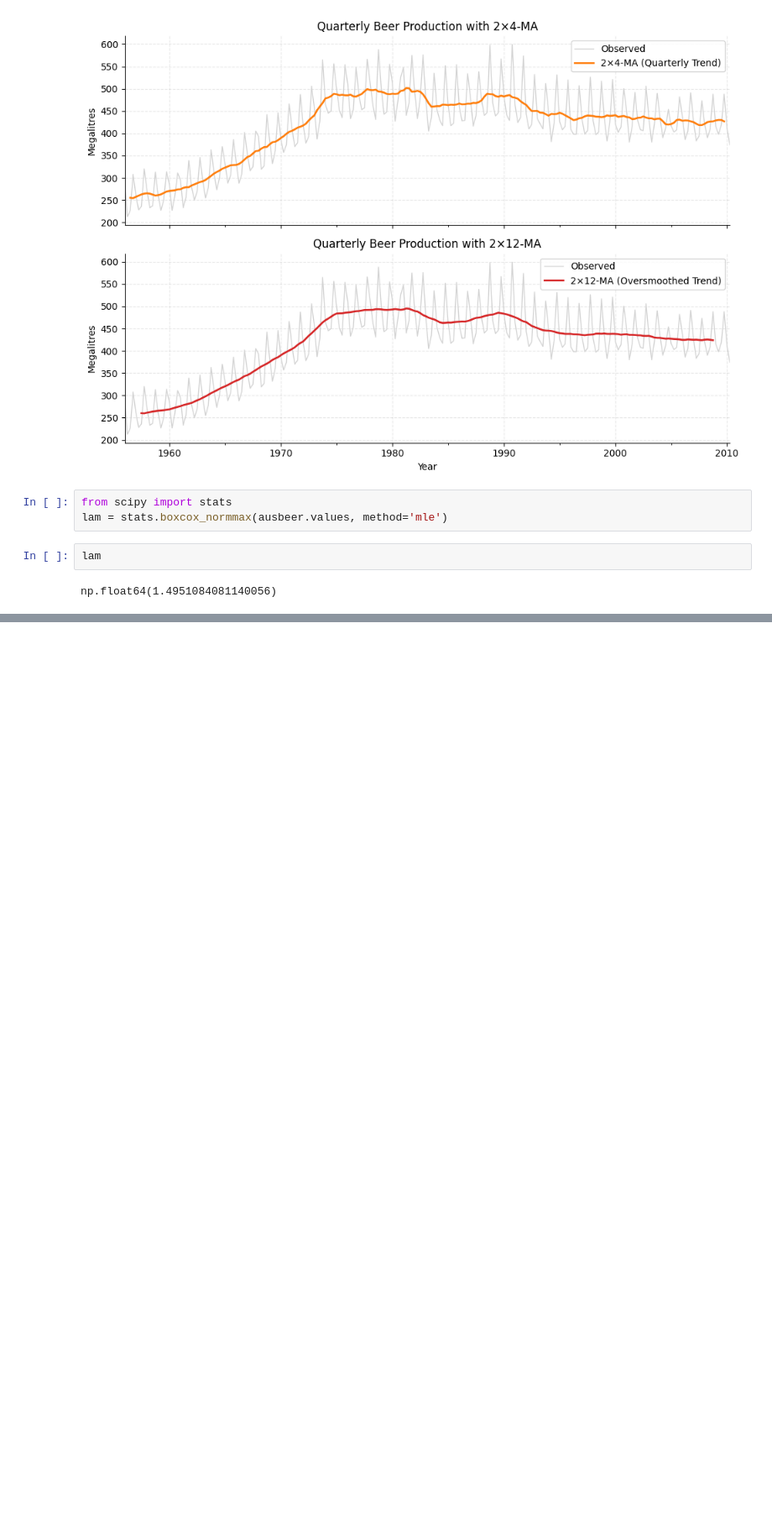
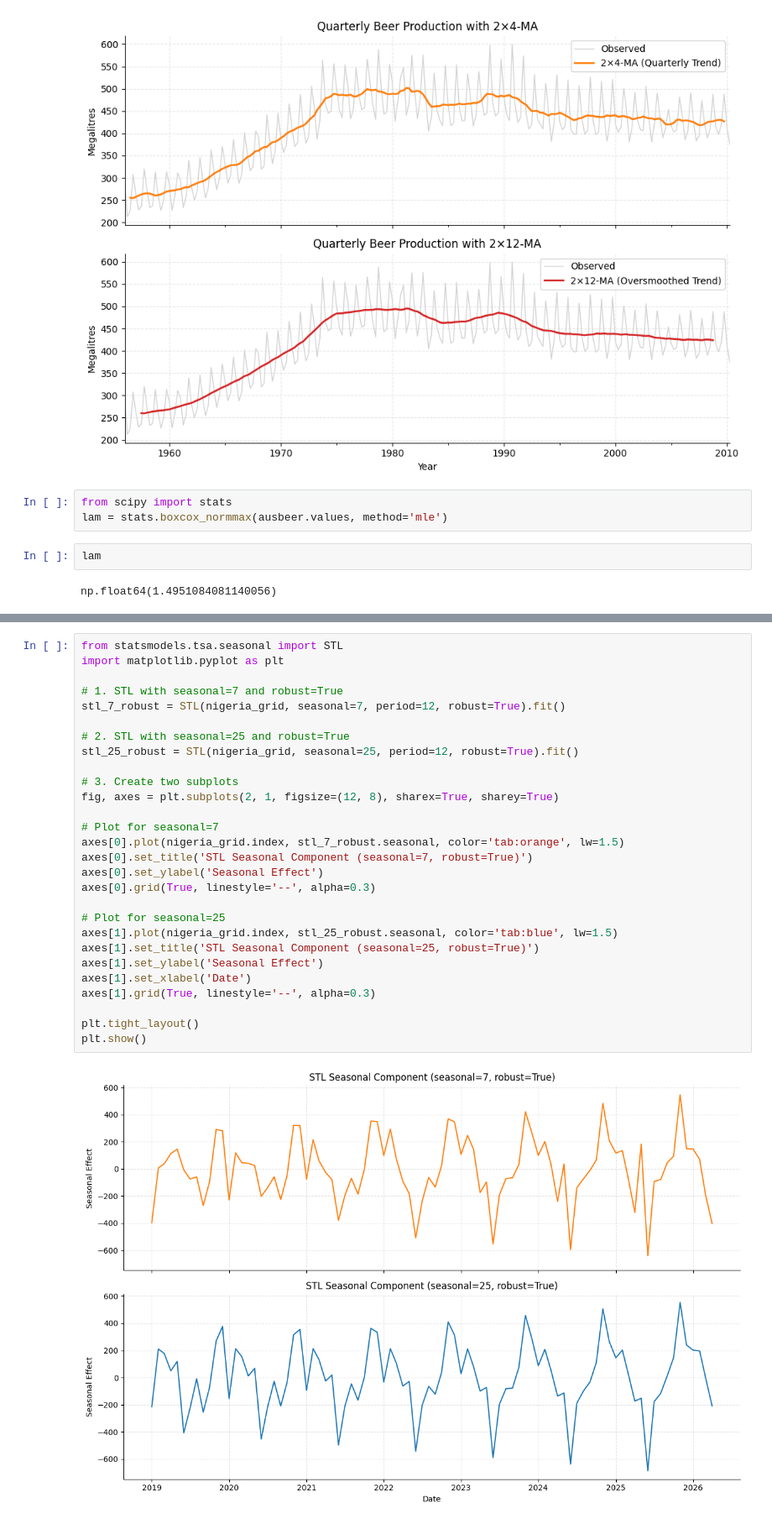
Before and after one commit to Teenold/AgentEmd, a Jupyter notebook: notebooks/lab03_decomposition_i_models_moving_averages_c.ipynb, the cells around one changed output, grey strips where cells are left out. Shown at 84% size. Saved outputs shown, nothing was run; the diff lists cells and outputs as text; blank space fills up the shorter version.

```diff
--- a/notebooks/lab03_decomposition_i_models_moving_averages_c.ipynb
+++ b/notebooks/lab03_decomposition_i_models_moving_averages_c.ipynb
@@ -273,0 +329,30 @@ np.float64(4.838279073226745)
+# %%
+from statsmodels.tsa.seasonal import STL
+import matplotlib.pyplot as plt
+
+# 1. STL with seasonal=7 and robust=True
+stl_7_robust = STL(nigeria_grid, seasonal=7, period=12, robust=True).fit()
+
+# 2. STL with seasonal=25 and robust=True
+stl_25_robust = STL(nigeria_grid, seasonal=25, period=12, robust=True).fit()
+
+# 3. Create two subplots
+fig, axes = plt.subplots(2, 1, figsize=(12, 8), sharex=True, sharey=True)
+
+# Plot for seasonal=7
+axes[0].plot(nigeria_grid.index, stl_7_robust.seasonal, color='tab:orange', lw=1.5)
+axes[0].set_title('STL Seasonal Component (seasonal=7, robust=True)')
+axes[0].set_ylabel('Seasonal Effect')
+axes[0].grid(True, linestyle='--', alpha=0.3)
+
+# Plot for seasonal=25
+axes[1].plot(nigeria_grid.index, stl_25_robust.seasonal, color='tab:blue', lw=1.5)
+axes[1].set_title('STL Seasonal Component (seasonal=25, robust=True)')
+axes[1].set_ylabel('Seasonal Effect')
+axes[1].set_xlabel('Date')
+axes[1].grid(True, linestyle='--', alpha=0.3)
+
+plt.tight_layout()
+plt.show()
+# %% [output]
+[figure, added]
```
Also changed, not shown: parts of 13 cells of this notebook.
